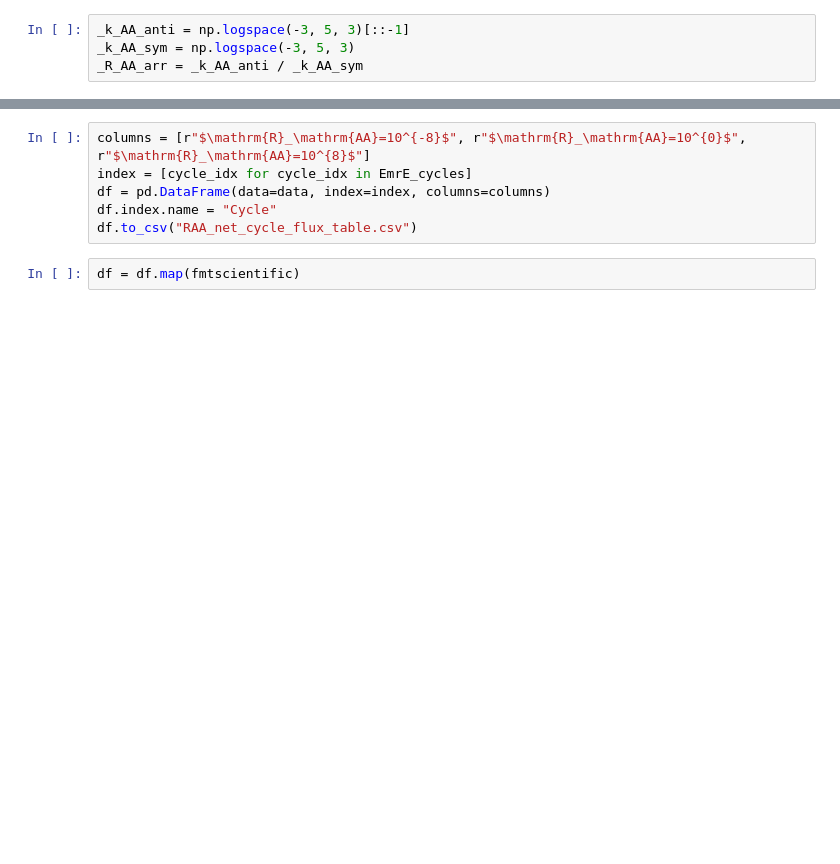
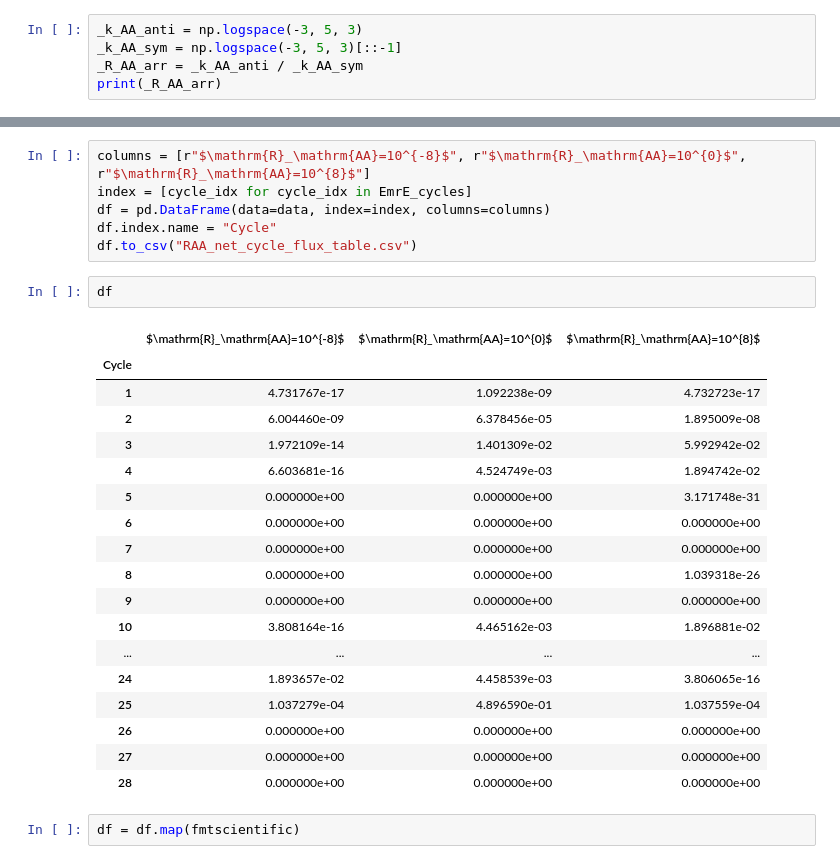
Before and after one commit to Becksteinlab/kda-examples, a Jupyter notebook: kda_paper/fig_13-15__8_state_emre_model/notebooks/emre_net_cycle_flux_analysis_RAA.ipynb, the cells around one changed output, grey strips where cells are left out. Cells and saved outputs as stored; diff of their text form; blank space fills up the shorter version.

```diff
--- a/kda_paper/fig_13-15__8_state_emre_model/notebooks/emre_net_cycle_flux_analysis_RAA.ipynb
+++ b/kda_paper/fig_13-15__8_state_emre_model/notebooks/emre_net_cycle_flux_analysis_RAA.ipynb
@@ -356,6 +356,7 @@ def fmtscientific(x):
     formatted_str = r"$" + base + r"\times 10^{" + pwr + r"}$"
     return formatted_str
 # %%
-_k_AA_anti = np.logspace(-3, 5, 3)[::-1]
-_k_AA_sym = np.logspace(-3, 5, 3)
+_k_AA_anti = np.logspace(-3, 5, 3)
+_k_AA_sym = np.logspace(-3, 5, 3)[::-1]
 _R_AA_arr = _k_AA_anti / _k_AA_sym
+print(_R_AA_arr)
@@ -388,6 +391,27 @@ index = [cycle_idx for cycle_idx in EmrE_cycles]
 df = pd.DataFrame(data=data, index=index, columns=columns)
 df.index.name = "Cycle"
 df.to_csv("RAA_net_cycle_flux_table.csv")
+# %%
+df
+# %% [output]
+|  | $\mathrm{R}_\mathrm{AA}=10^{-8}$ | $\mathrm{R}_\mathrm{AA}=10^{0}$ | $\mathrm{R}_\mathrm{AA}=10^{8}$ |
+| Cycle |  |  |  |
+| 1 | 4.731767e-17 | 1.092238e-09 | 4.732723e-17 |
+| 2 | 6.004460e-09 | 6.378456e-05 | 1.895009e-08 |
+| 3 | 1.972109e-14 | 1.401309e-02 | 5.992942e-02 |
+| 4 | 6.603681e-16 | 4.524749e-03 | 1.894742e-02 |
+| 5 | 0.000000e+00 | 0.000000e+00 | 3.171748e-31 |
+| 6 | 0.000000e+00 | 0.000000e+00 | 0.000000e+00 |
+| 7 | 0.000000e+00 | 0.000000e+00 | 0.000000e+00 |
+| 8 | 0.000000e+00 | 0.000000e+00 | 1.039318e-26 |
+| 9 | 0.000000e+00 | 0.000000e+00 | 0.000000e+00 |
+| 10 | 3.808164e-16 | 4.465162e-03 | 1.896881e-02 |
+| ... | ... | ... | ... |
+| 24 | 1.893657e-02 | 4.458539e-03 | 3.806065e-16 |
+| 25 | 1.037279e-04 | 4.896590e-01 | 1.037559e-04 |
+| 26 | 0.000000e+00 | 0.000000e+00 | 0.000000e+00 |
+| 27 | 0.000000e+00 | 0.000000e+00 | 0.000000e+00 |
+| 28 | 0.000000e+00 | 0.000000e+00 | 0.000000e+00 |
 # %%
 df = df.map(fmtscientific)
 # %%
```
Also changed, not shown: parts of 6 cells of this notebook, 1 other file.
